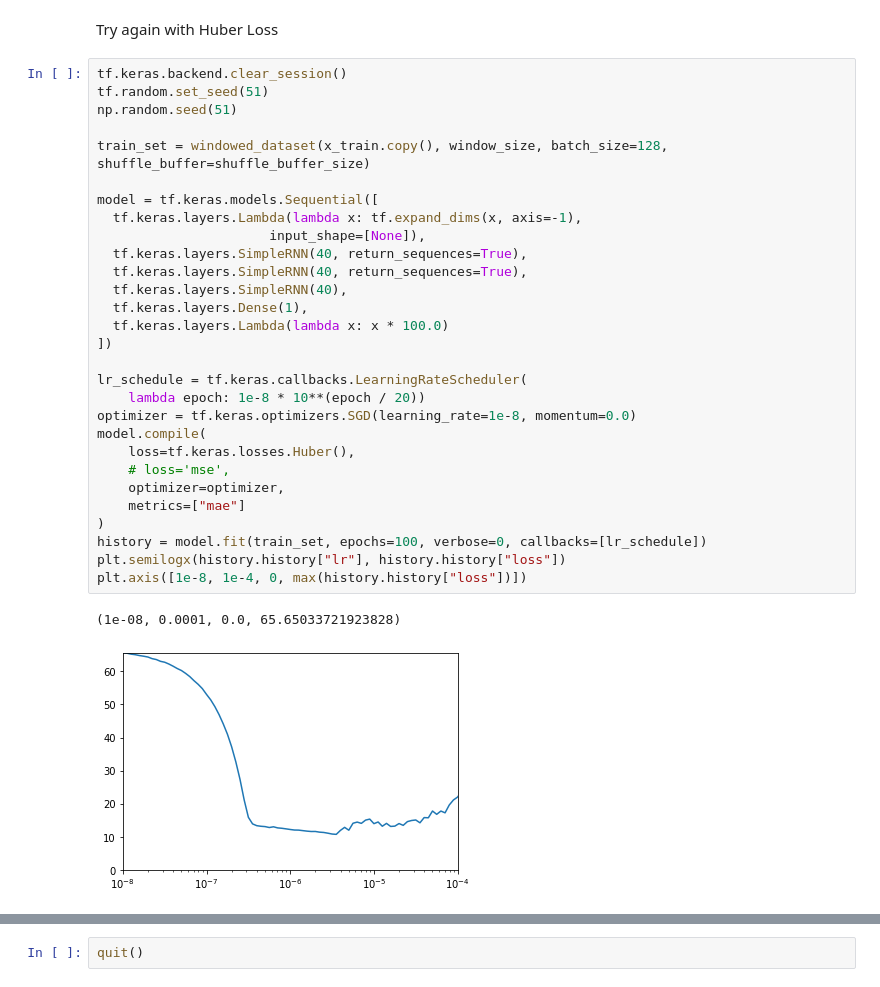
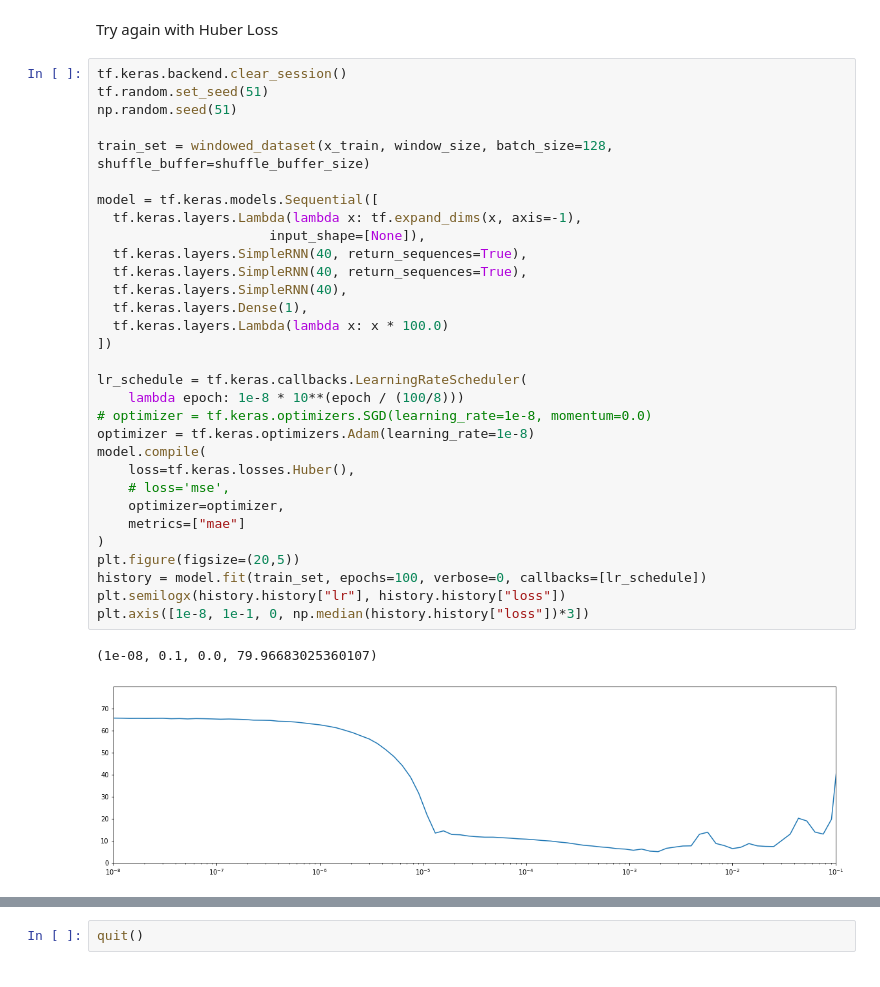
Before and after one commit to JamesMcGuigan/coursera-tensorflow-in-practice-specialization, a Jupyter notebook: TensorFlow In Practice/Course 4 - S+P/S+P Week 3 Lesson 2 - RNN.ipynb, the cells around one changed output, grey strips where cells are left out. Drawn from its saved outputs; the diff is of its cells as text.

```diff
--- a/TensorFlow In Practice/Course 4 - S+P/S+P Week 3 Lesson 2 - RNN.ipynb
+++ b/TensorFlow In Practice/Course 4 - S+P/S+P Week 3 Lesson 2 - RNN.ipynb
@@ -322,35 +329,37 @@ Try again with Huber Loss
 # %%
 tf.keras.backend.clear_session()
 tf.random.set_seed(51)
 np.random.seed(51)
 
-train_set = windowed_dataset(x_train.copy(), window_size, batch_size=128, shuffle_buffer=shuffle_buffer_size)
+train_set = windowed_dataset(x_train, window_size, batch_size=128, shuffle_buffer=shuffle_buffer_size)
 
 model = tf.keras.models.Sequential([
   tf.keras.layers.Lambda(lambda x: tf.expand_dims(x, axis=-1),
                       input_shape=[None]),
   tf.keras.layers.SimpleRNN(40, return_sequences=True),
   tf.keras.layers.SimpleRNN(40, return_sequences=True),
   tf.keras.layers.SimpleRNN(40),
   tf.keras.layers.Dense(1),
   tf.keras.layers.Lambda(lambda x: x * 100.0)
 ])
 
 lr_schedule = tf.keras.callbacks.LearningRateScheduler(
-    lambda epoch: 1e-8 * 10**(epoch / 20))
-optimizer = tf.keras.optimizers.SGD(learning_rate=1e-8, momentum=0.0)
+    lambda epoch: 1e-8 * 10**(epoch / (100/8)))
+# optimizer = tf.keras.optimizers.SGD(learning_rate=1e-8, momentum=0.0)
+optimizer = tf.keras.optimizers.Adam(learning_rate=1e-8)
 model.compile(
     loss=tf.keras.losses.Huber(),
     # loss='mse',
     optimizer=optimizer,
     metrics=["mae"]
 )
+plt.figure(figsize=(20,5))
 history = model.fit(train_set, epochs=100, verbose=0, callbacks=[lr_schedule])
 plt.semilogx(history.history["lr"], history.history["loss"])
-plt.axis([1e-8, 1e-4, 0, max(history.history["loss"])])
+plt.axis([1e-8, 1e-1, 0, np.median(history.history["loss"])*3])
 # %% [output]
-(1e-08, 0.0001, 0.0, 65.65033721923828)
+(1e-08, 0.1, 0.0, 79.96683025360107)
-[figure, old version]
+[figure, new version]
 # %%
 tf.keras.backend.clear_session()
 tf.random.set_seed(51)
```
Also changed, not shown: parts of 8 cells of this notebook.
